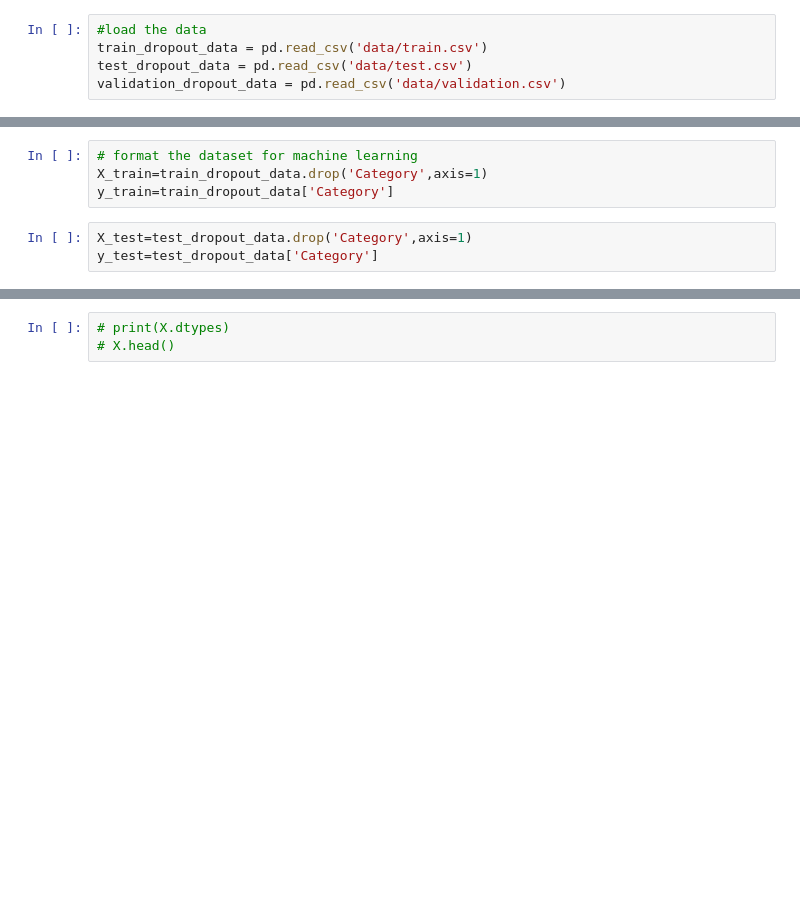
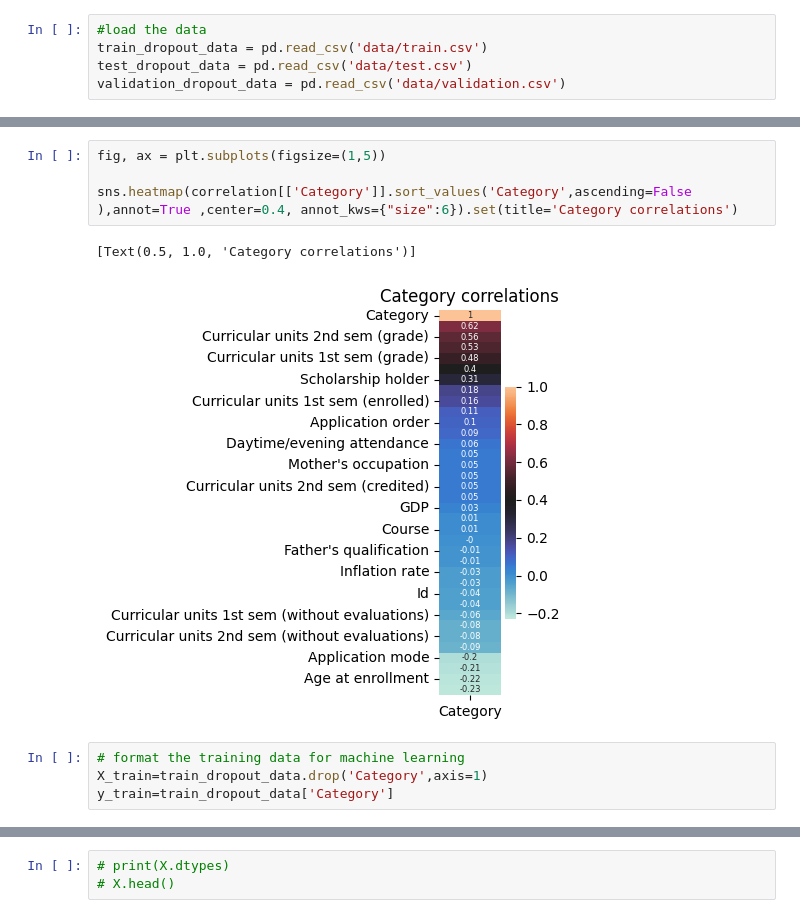
Before and after one commit to isidoracupara/kaggle-student-droupout, a Jupyter notebook: student_dropout_classification.ipynb, the cells around one changed output, grey strips where cells are left out. Drawn from its saved outputs; the diff is of its cells as text; blank space fills up the shorter version.

```diff
--- a/student_dropout_classification.ipynb
+++ b/student_dropout_classification.ipynb
@@ -15,7 +64,11 @@ train_dropout_data.shape
+# %%
+fig, ax = plt.subplots(figsize=(1,5))
+
+sns.heatmap(correlation[['Category']].sort_values('Category',ascending=False ),annot=True ,center=0.4, annot_kws={"size":6}).set(title='Category correlations')
+# %% [output]
+[Text(0.5, 1.0, 'Category correlations')]
+[figure, added]
 # %%
-# format the dataset for machine learning
+# format the training data for machine learning
 X_train=train_dropout_data.drop('Category',axis=1)
 y_train=train_dropout_data['Category']
-# %%
-X_test=test_dropout_data.drop('Category',axis=1)
-y_test=test_dropout_data['Category']
```
Also changed, not shown: parts of 9 cells of this notebook, 1 other file.
